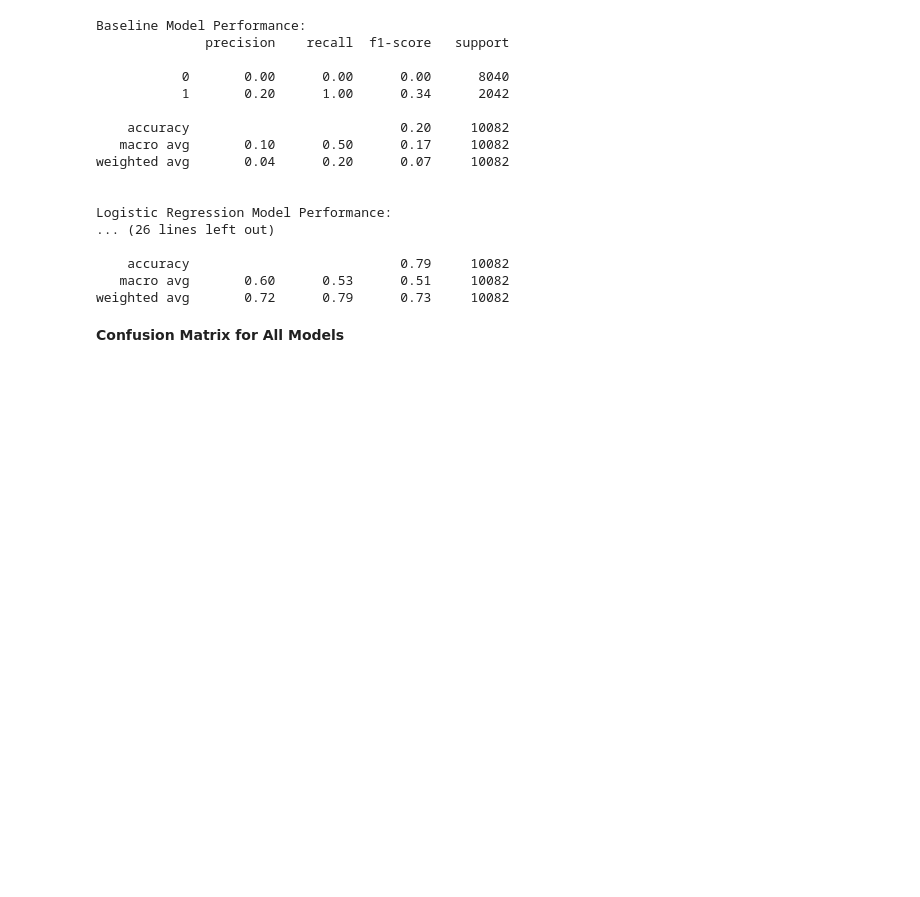
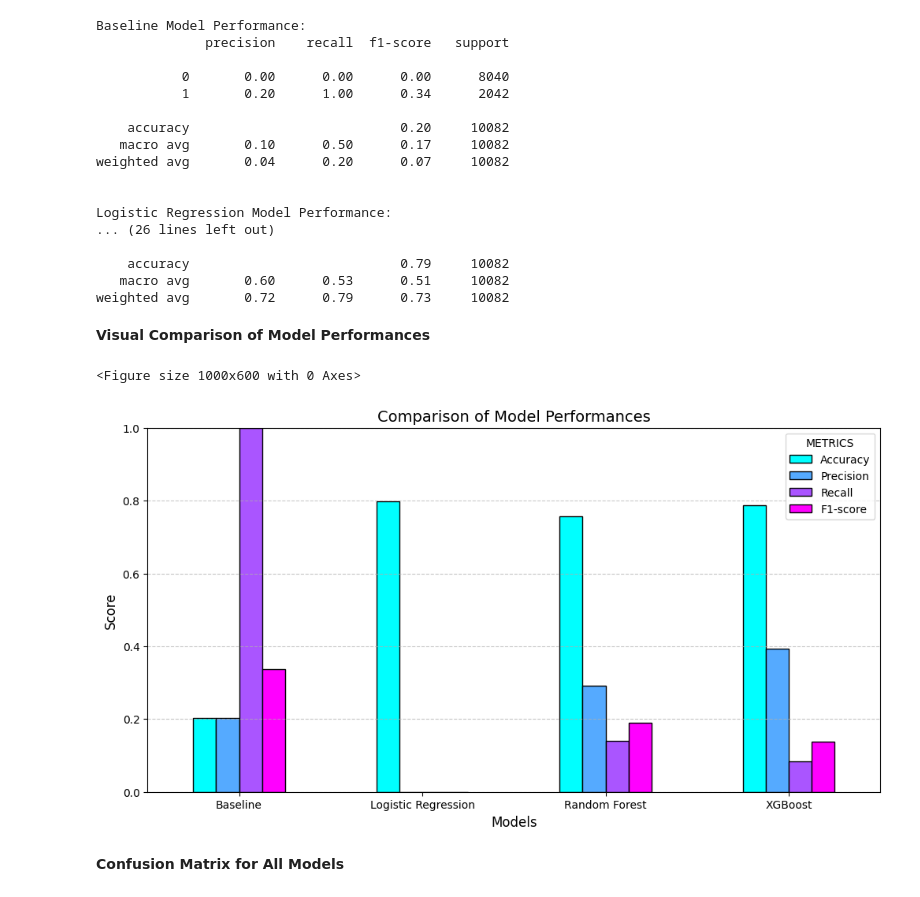
Before and after one commit to imildositoe/predictive_modeling_credit_card_routing, a Jupyter notebook: main.ipynb, the cells around one changed output. Drawn from its saved outputs; the diff is of its cells as text; code cells hidden in the pictures; blank space fills up the shorter version.

Commit message:
model performance comparison added using bar chart

```diff
--- a/main.ipynb
+++ b/main.ipynb
@@ -501,6 +501,48 @@ Logistic Regression Model Performance:
     accuracy                           0.79     10082
    macro avg       0.60      0.53      0.51     10082
 weighted avg       0.72      0.79      0.73     10082
+# %% [markdown]
+__Visual Comparison of Model Performances__
+# %%
+# Define model predictions
+models = {
+    "Baseline": y_pred_baseline,
+    "Logistic Regression": y_pred_logistic,
+    "Random Forest": y_pred_rf,
+    "XGBoost": y_pred_xgb
+}
+
+# Initialize a dictionary to store performance metrics
+model_performance = {}
+
+# Compute metrics for each model
+for model_name, y_pred in models.items():
+    model_performance[model_name] = {
+        "Accuracy": accuracy_score(y_test, y_pred),
+        "Precision": precision_score(y_test, y_pred, zero_division=0),
+        "Recall": recall_score(y_test, y_pred, zero_division=0),
+        "F1-score": f1_score(y_test, y_pred, zero_division=0)
+    }
+
+# Convert to DataFrame
+performance_df = pd.DataFrame(model_performance).T  # Transpose for better visualization
+
+# Plot grouped bar chart
+plt.figure(figsize=(10, 6))
+performance_df.plot(kind="bar", colormap="hsv", figsize=(12, 6), edgecolor="black")
+plt.title("Comparison of Model Performances", fontsize=14)
+plt.ylabel("Score", fontsize=12)
+plt.xlabel("Models", fontsize=12)
+plt.xticks(rotation=0)  # Keep model names readable
+plt.legend(title="METRICS")
+plt.ylim(0, 1)  # Scores range from 0 to 1
+plt.grid(axis="y", linestyle="--", alpha=0.7)
+
+# Show plot
+plt.show()
+# %% [output]
+<Figure size 1000x600 with 0 Axes>
+[figure, added]
 # %% [markdown]
 __Confusion Matrix for All Models__
 # %%
```
Also changed, not shown: parts of 1 cell of this notebook.
